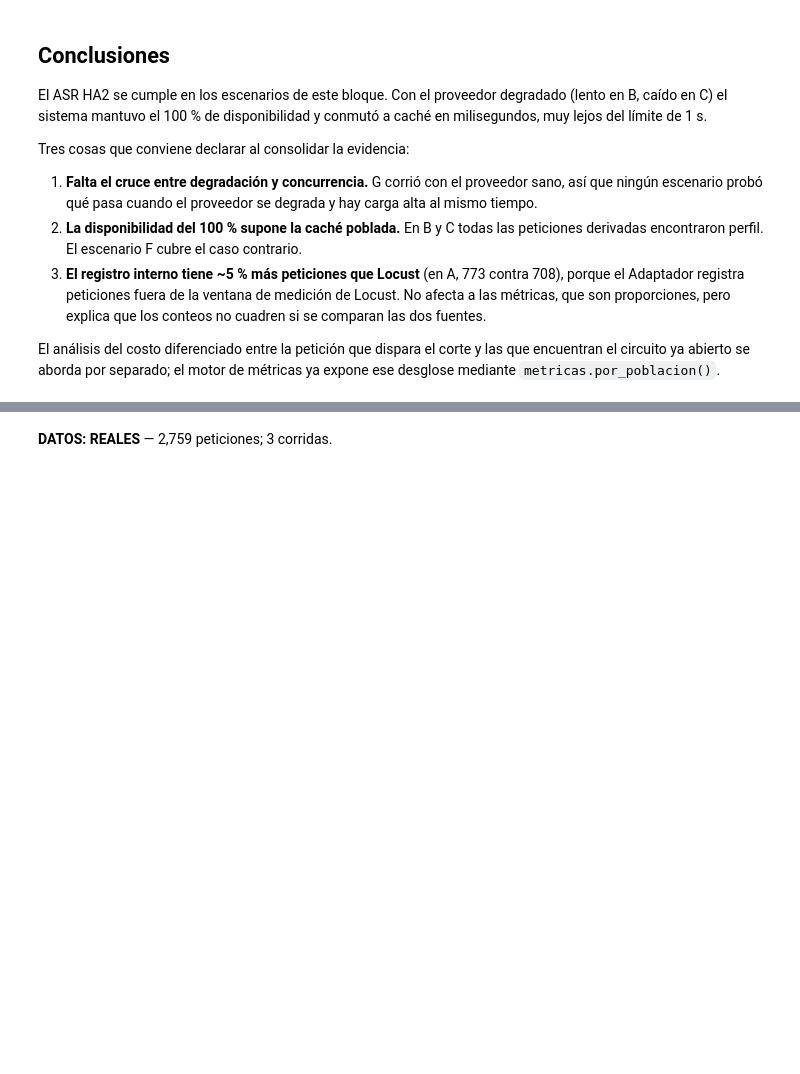
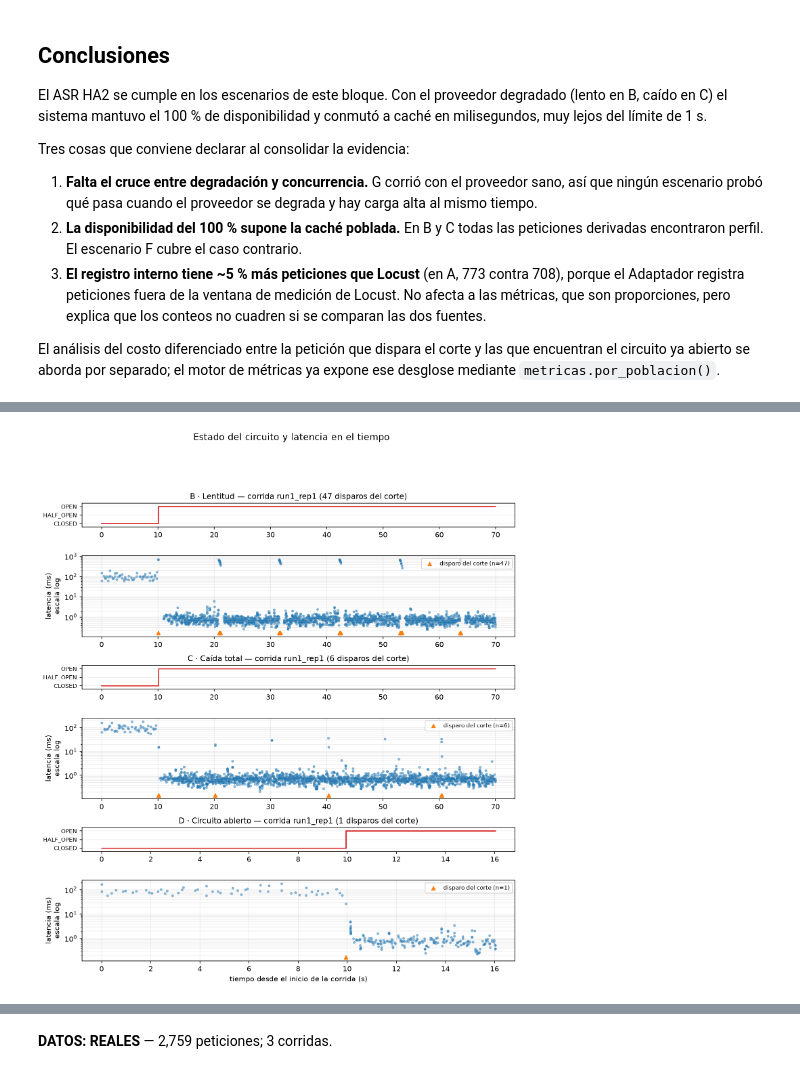
Before and after one commit to Sofiav014/MISW4202-Grupo12-Solventa, a Jupyter notebook: analisis/reportes/reporte_analisis.ipynb, the cells around one changed output, grey strips where cells are left out. Drawn from its saved outputs; the diff is of its cells as text; code cells hidden in the pictures; blank space fills up the shorter version.

```diff
--- a/analisis/reportes/reporte_analisis_abcg.ipynb
+++ b/analisis/reportes/reporte_analisis.ipynb
@@ -204,0 +247,4 @@ El análisis del costo diferenciado entre la petición que dispara el corte y la
+# %%
+display(Image(filename=str(SALIDAS / "estado_circuito_y_latencia_bcd.png")))
+# %% [output]
+[figure, added]
```
Also changed, not shown: parts of 15 cells of this notebook, 8 other files.
